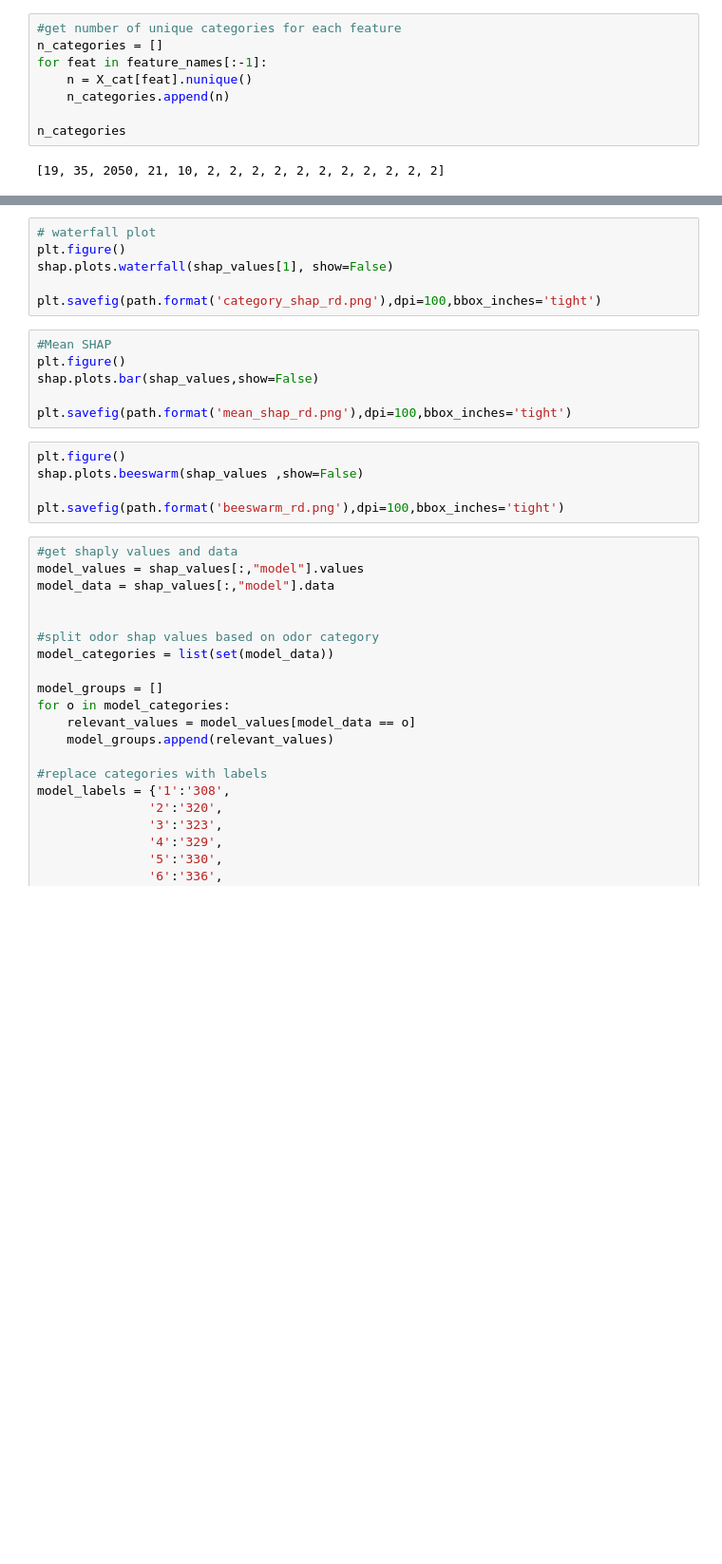
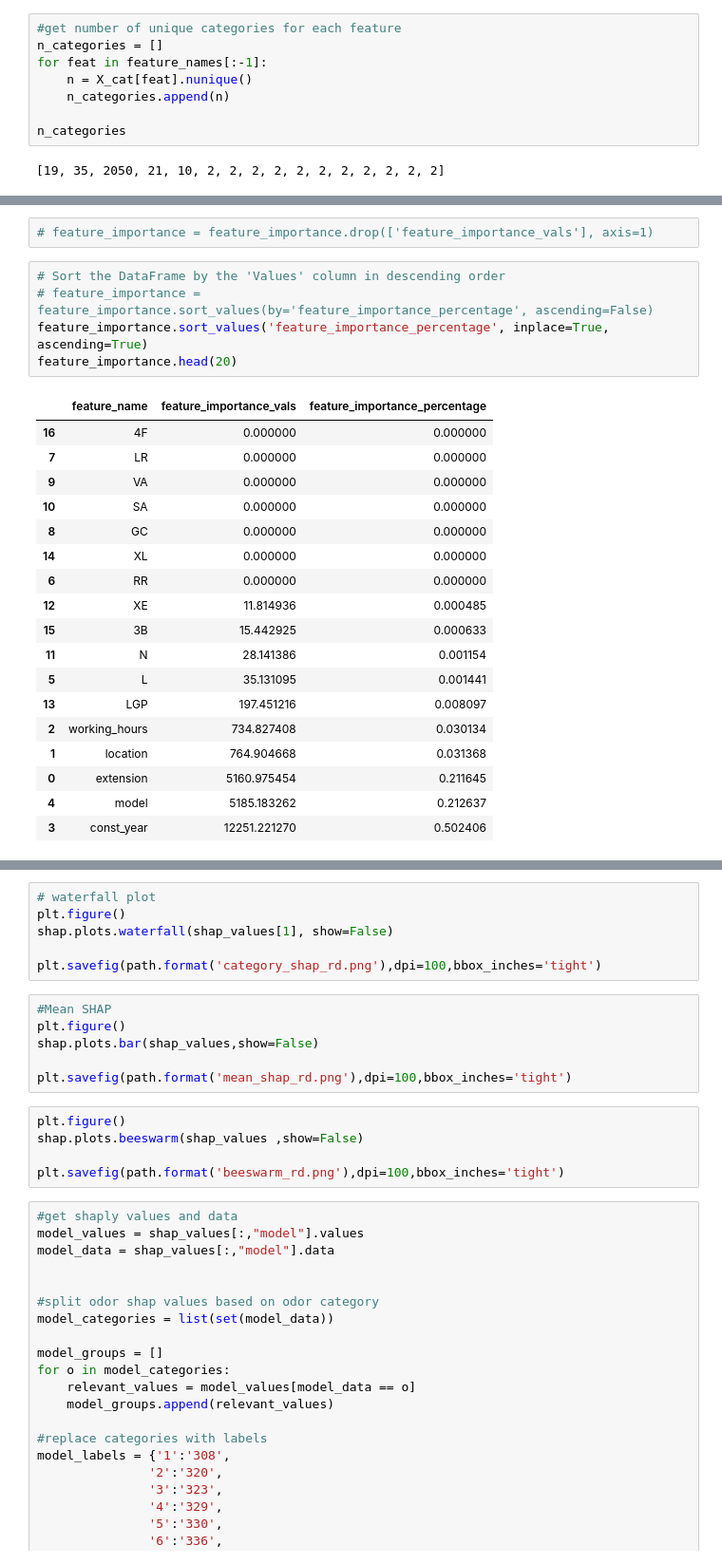
Before and after one commit to AutoQML/End-to-End-Automated-Price-Forecasting, a Jupyter notebook: code/SHAP_categorical_ft_autogluon.ipynb, the cells around one changed output, grey strips where cells are left out. Shown at 95% size. Saved outputs shown, nothing was run; the diff lists cells and outputs as text; blank space fills up the shorter version.

```diff
--- a/code/SHAP_categorical_ft_autogluon.ipynb
+++ b/code/SHAP_categorical_ft_autogluon.ipynb
@@ -837,2 +838,28 @@ feature_importance.head(20)
 | 6 | RR | 0.000000 | 0.000000 |
 | 16 | 4F | 0.000000 | 0.000000 |
+# %%
+# feature_importance = feature_importance.drop(['feature_importance_vals'], axis=1)
+# %%
+# Sort the DataFrame by the 'Values' column in descending order
+# feature_importance = feature_importance.sort_values(by='feature_importance_percentage', ascending=False)
+feature_importance.sort_values('feature_importance_percentage', inplace=True, ascending=True)
+feature_importance.head(20)
+# %% [output]
+|  | feature_name | feature_importance_vals | feature_importance_percentage |
+| 16 | 4F | 0.000000 | 0.000000 |
+| 7 | LR | 0.000000 | 0.000000 |
+| 9 | VA | 0.000000 | 0.000000 |
+| 10 | SA | 0.000000 | 0.000000 |
+| 8 | GC | 0.000000 | 0.000000 |
+| 14 | XL | 0.000000 | 0.000000 |
+| 6 | RR | 0.000000 | 0.000000 |
+| 12 | XE | 11.814936 | 0.000485 |
+| 15 | 3B | 15.442925 | 0.000633 |
+| 11 | N | 28.141386 | 0.001154 |
+| 5 | L | 35.131095 | 0.001441 |
+| 13 | LGP | 197.451216 | 0.008097 |
+| 2 | working_hours | 734.827408 | 0.030134 |
+| 1 | location | 764.904668 | 0.031368 |
+| 0 | extension | 5160.975454 | 0.211645 |
+| 4 | model | 5185.183262 | 0.212637 |
+| 3 | const_year | 12251.221270 | 0.502406 |
```
Also changed, not shown: parts of 15 cells of this notebook.
